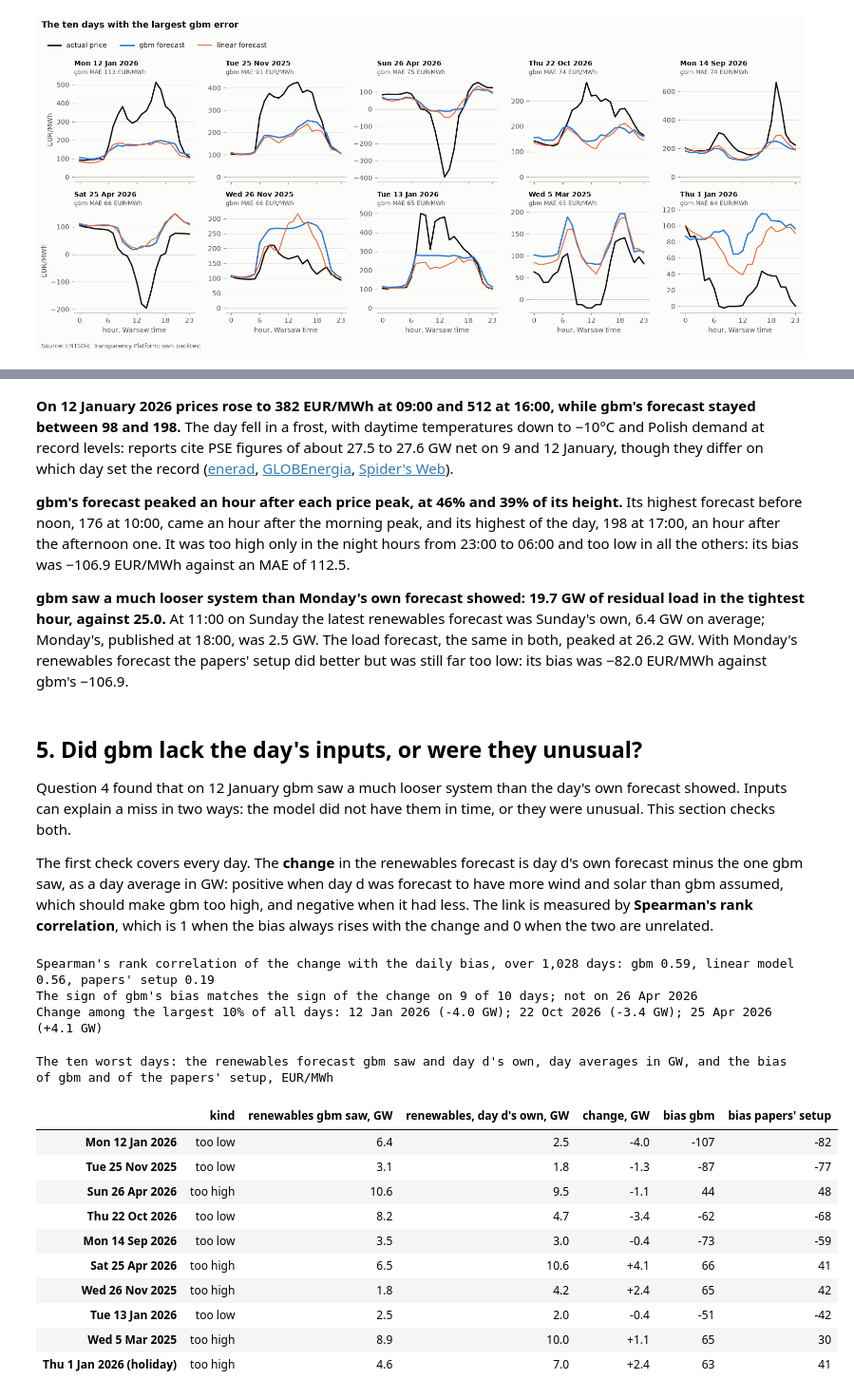
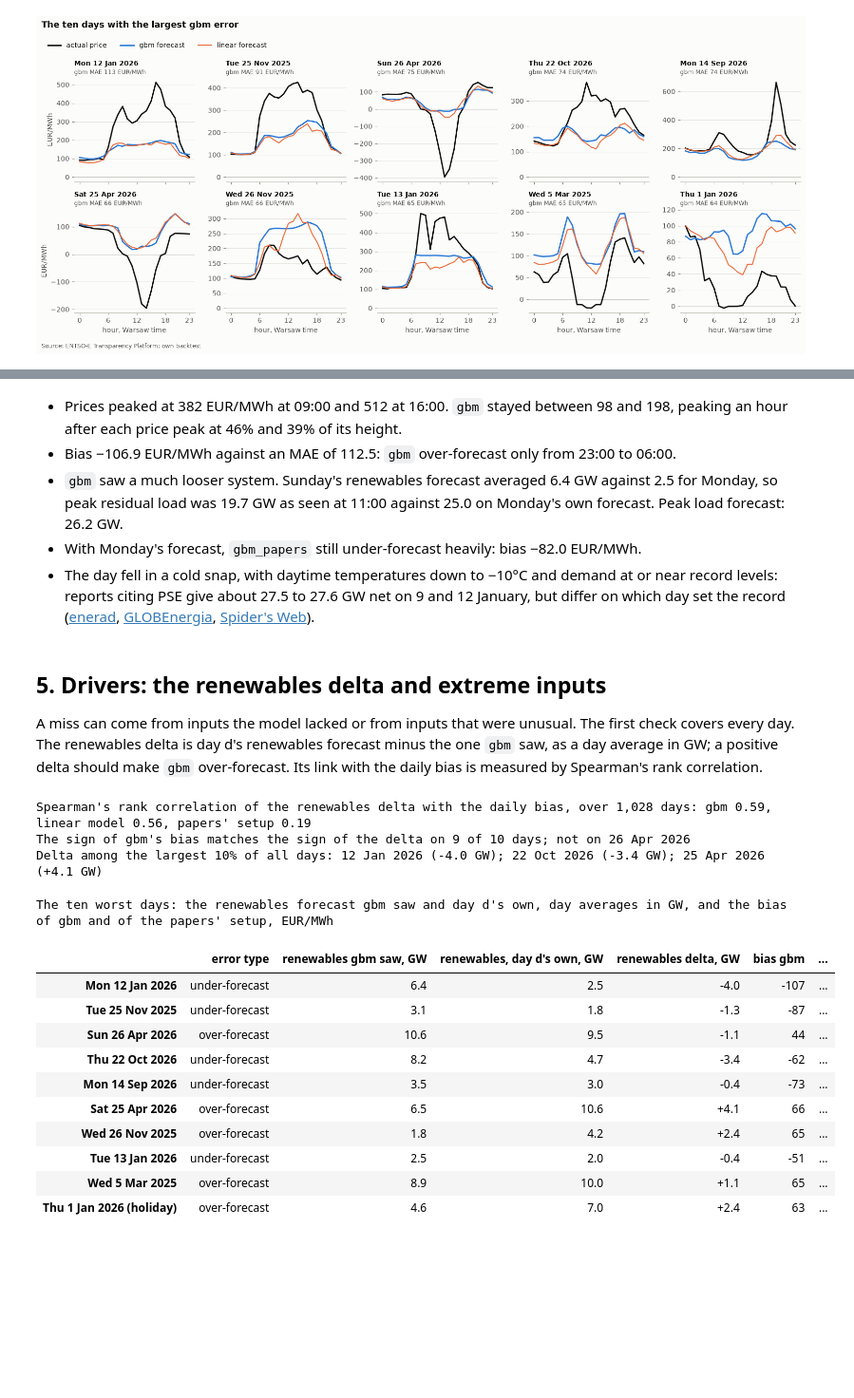
Before and after one commit to Tomek72/pl-dayahead, a Jupyter notebook: notebooks/02_error_analysis.ipynb, the cells around one changed output, grey strips where cells are left out. Shown at 95% size. Cells and saved outputs as stored; diff of their text form; code cells hidden in the pictures; blank space fills up the shorter version.

```diff
--- a/notebooks/02_post_mortem.ipynb
+++ b/notebooks/02_error_analysis.ipynb
@@ -485,64 +465,62 @@ Tightest hour of residual load: 19.7 GW at 16:00 as gbm saw it, 25.0 GW at 16:00
 Papers' setup: bias -82.0, MAE 89.3 EUR/MWh
 # %% [markdown]
-**On 12 January 2026 prices rose to 382 EUR/MWh at 09:00 and 512 at 16:00, while gbm's forecast stayed between 98 and 198.** The day fell in a frost, with daytime temperatures down to −10°C and Polish demand at record levels: reports cite PSE figures of about 27.5 to 27.6 GW net on 9 and 12 January, though they differ on which day set the record ([enerad](https://enerad.pl/rekordowe-zapotrzebowanie-na-moc-w-kse-276-gw-netto-w-styczniu-2026/), [GLOBEnergia](https://globenergia.pl/polska-energetyka-z-nowym-rekordem-zapotrzebowania-na-moc/), [Spider's Web](https://spidersweb.pl/2026/02/energetyczne-rekordy-polski.html)).
-
-**gbm's forecast peaked an hour after each price peak, at 46% and 39% of its height.** Its highest forecast before noon, 176 at 10:00, came an hour after the morning peak, and its highest of the day, 198 at 17:00, an hour after the afternoon one. It was too high only in the night hours from 23:00 to 06:00 and too low in all the others: its bias was −106.9 EUR/MWh against an MAE of 112.5.
-
-**gbm saw a much looser system than Monday's own forecast showed: 19.7 GW of residual load in the tightest hour, against 25.0.** At 11:00 on Sunday the latest renewables forecast was Sunday's own, 6.4 GW on average; Monday's, published at 18:00, was 2.5 GW. The load forecast, the same in both, peaked at 26.2 GW. With Monday's renewables forecast the papers' setup did better but was still far too low: its bias was −82.0 EUR/MWh against gbm's −106.9.
+- Prices peaked at 382 EUR/MWh at 09:00 and 512 at 16:00. `gbm` stayed between 98 and 198, peaking an hour after each price peak at 46% and 39% of its height.
+- Bias −106.9 EUR/MWh against an MAE of 112.5: `gbm` over-forecast only from 23:00 to 06:00.
+- `gbm` saw a much looser system. Sunday's renewables forecast averaged 6.4 GW against 2.5 for Monday, so peak residual load was 19.7 GW as seen at 11:00 against 25.0 on Monday's own forecast. Peak load forecast: 26.2 GW.
+- With Monday's forecast, `gbm_papers` still under-forecast heavily: bias −82.0 EUR/MWh.
+- The day fell in a cold snap, with daytime temperatures down to −10°C and demand at or near record levels: reports citing PSE give about 27.5 to 27.6 GW net on 9 and 12 January, but differ on which day set the record ([enerad](https://enerad.pl/rekordowe-zapotrzebowanie-na-moc-w-kse-276-gw-netto-w-styczniu-2026/), [GLOBEnergia](https://globenergia.pl/polska-energetyka-z-nowym-rekordem-zapotrzebowania-na-moc/), [Spider's Web](https://spidersweb.pl/2026/02/energetyczne-rekordy-polski.html)).
 # %% [markdown]
-## 5. Did gbm lack the day's inputs, or were they unusual?
+## 5. Drivers: the renewables delta and extreme inputs
 
-Question 4 found that on 12 January gbm saw a much looser system than the day's own forecast showed. Inputs can explain a miss in two ways: the model did not have them in time, or they were unusual. This section checks both.
-
-The first check covers every day. The **change** in the renewables forecast is day d's own forecast minus the one gbm saw, as a day average in GW: positive when day d was forecast to have more wind and solar than gbm assumed, which should make gbm too high, and negative when it had less. The link is measured by **Spearman's rank correlation**, which is 1 when the bias always rises with the change and 0 when the two are unrelated.
+A miss can come from inputs the model lacked or from inputs that were unusual. The first check covers every day. The renewables delta is day d's renewables forecast minus the one `gbm` saw, as a day average in GW; a positive delta should make `gbm` over-forecast. Its link with the daily bias is measured by Spearman's rank correlation.
 # %%
 # The renewables forecast gbm saw against day d's own, as day averages in GW, for every day.
-# change: day d's own minus the one gbm saw; positive when day d was forecast to have more wind and solar.
+# delta: day d's renewables forecast minus the one gbm saw; positive when day d was forecast to have more wind and solar.
 renewables_by_day = hours.groupby('day')[['res_fcst_lag_1d', 'res_fcst']].mean() / MW_PER_GW
-renewables_by_day['change'] = renewables_by_day['res_fcst'] - renewables_by_day['res_fcst_lag_1d']
+renewables_by_day['delta'] = renewables_by_day['res_fcst'] - renewables_by_day['res_fcst_lag_1d']
 for model in ['gbm', 'linear', 'gbm_papers']:
     renewables_by_day[f'bias_{model}'] = hours.groupby('day')[f'err_{model}'].mean()
-print(f"Spearman's rank correlation of the change with the daily bias, over {len(renewables_by_day):,} days: " + ', '.join(
-    f"{name} {renewables_by_day['change'].corr(renewables_by_day[f'bias_{model}'], method='spearman'):.2f}"
+print(f"Spearman's rank correlation of the renewables delta with the daily bias, over {len(renewables_by_day):,} days: " + ', '.join(
+    f"{name} {renewables_by_day['delta'].corr(renewables_by_day[f'bias_{model}'], method='spearman'):.2f}"
     for model, name in [('gbm', 'gbm'), ('linear', 'linear model'), ('gbm_papers', "papers' setup")]))
 
-# On the ten worst days: does the sign of gbm's bias match the sign of the change, and how large was the change
+# On the ten worst days: does the sign of gbm's bias match the sign of the delta, and how large was the delta
 # against all days?
 on_worst = renewables_by_day.loc[worst.index]
-sign_matches = np.sign(on_worst['change']) == np.sign(on_worst['bias_gbm'])
-change_percentile = 100 * renewables_by_day['change'].abs().rank(pct=True)  # percentile of the change's size among all days
-print(f"The sign of gbm's bias matches the sign of the change on {sign_matches.sum()} of {len(on_worst)} days; not on "
+sign_matches = np.sign(on_worst['delta']) == np.sign(on_worst['bias_gbm'])
+delta_percentile = 100 * renewables_by_day['delta'].abs().rank(pct=True)  # percentile of the delta's size among all days
+print(f"The sign of gbm's bias matches the sign of the delta on {sign_matches.sum()} of {len(on_worst)} days; not on "
       + ', '.join(day_label(day, weekday=False) for day in on_worst.index[~sign_matches]))
-large_change_days = on_worst.index[change_percentile[on_worst.index] >= 90]
-print('Change among the largest 10% of all days: ' + '; '.join(
-    f"{day_label(day, weekday=False)} ({on_worst.loc[day, 'change']:+.1f} GW)" for day in large_change_days))
+large_delta_days = on_worst.index[delta_percentile[on_worst.index] >= 90]
+print('Delta among the largest 10% of all days: ' + '; '.join(
+    f"{day_label(day, weekday=False)} ({on_worst.loc[day, 'delta']:+.1f} GW)" for day in large_delta_days))
 
 seen_table = pd.DataFrame({
-    'kind': worst['kind'],
+    'error type': worst['error_type'],
     'renewables gbm saw, GW': on_worst['res_fcst_lag_1d'],
     "renewables, day d's own, GW": on_worst['res_fcst'],
-    'change, GW': on_worst['change'],
+    'renewables delta, GW': on_worst['delta'],
     'bias gbm': on_worst['bias_gbm'],
     "bias papers' setup": on_worst['bias_gbm_papers'],
 }).set_axis(day_labels)
 (seen_table.style.format('{:.1f}', subset=['renewables gbm saw, GW', "renewables, day d's own, GW"])
- .format('{:+.1f}', subset=['change, GW']).format(whole, subset=['bias gbm', "bias papers' setup"])
+ .format('{:+.1f}', subset=['renewables delta, GW']).format(whole, subset=['bias gbm', "bias papers' setup"])
  .pipe(captioned, "The ten worst days: the renewables forecast gbm saw and day d's own, day averages in GW, "
               "and the bias of gbm and of the papers' setup, EUR/MWh"))
 # %% [output]
-Spearman's rank correlation of the change with the daily bias, over 1,028 days: gbm 0.59, linear model 0.56, papers' setup 0.19
-The sign of gbm's bias matches the sign of the change on 9 of 10 days; not on 26 Apr 2026
-Change among the largest 10% of all days: 12 Jan 2026 (-4.0 GW); 22 Oct 2026 (-3.4 GW); 25 Apr 2026 (+4.1 GW)
+Spearman's rank correlation of the renewables delta with the daily bias, over 1,028 days: gbm 0.59, linear model 0.56, papers' setup 0.19
+The sign of gbm's bias matches the sign of the delta on 9 of 10 days; not on 26 Apr 2026
+Delta among the largest 10% of all days: 12 Jan 2026 (-4.0 GW); 22 Oct 2026 (-3.4 GW); 25 Apr 2026 (+4.1 GW)
 The ten worst days: the renewables forecast gbm saw and day d's own, day averages in GW, and the bias of gbm and of the papers' setup, EUR/MWh
-|  | kind | renewables gbm saw, GW | renewables, day d's own, GW | change, GW | bias gbm | bias papers' setup |
-| Mon 12 Jan 2026 | too low | 6.4 | 2.5 | -4.0 | -107 | -82 |
-| Tue 25 Nov 2025 | too low | 3.1 | 1.8 | -1.3 | -87 | -77 |
-| Sun 26 Apr 2026 | too high | 10.6 | 9.5 | -1.1 | 44 | 48 |
-| Thu 22 Oct 2026 | too low | 8.2 | 4.7 | -3.4 | -62 | -68 |
-| Mon 14 Sep 2026 | too low | 3.5 | 3.0 | -0.4 | -73 | -59 |
-| Sat 25 Apr 2026 | too high | 6.5 | 10.6 | +4.1 | 66 | 41 |
-| Wed 26 Nov 2025 | too high | 1.8 | 4.2 | +2.4 | 65 | 42 |
-| Tue 13 Jan 2026 | too low | 2.5 | 2.0 | -0.4 | -51 | -42 |
-| Wed 5 Mar 2025 | too high | 8.9 | 10.0 | +1.1 | 65 | 30 |
-| Thu 1 Jan 2026 (holiday) | too high | 4.6 | 7.0 | +2.4 | 63 | 41 |
+|  | error type | renewables gbm saw, GW | renewables, day d's own, GW | renewables delta, GW | bias gbm | ... |
+| Mon 12 Jan 2026 | under-forecast | 6.4 | 2.5 | -4.0 | -107 | ... |
+| Tue 25 Nov 2025 | under-forecast | 3.1 | 1.8 | -1.3 | -87 | ... |
+| Sun 26 Apr 2026 | over-forecast | 10.6 | 9.5 | -1.1 | 44 | ... |
+| Thu 22 Oct 2026 | under-forecast | 8.2 | 4.7 | -3.4 | -62 | ... |
+| Mon 14 Sep 2026 | under-forecast | 3.5 | 3.0 | -0.4 | -73 | ... |
+| Sat 25 Apr 2026 | over-forecast | 6.5 | 10.6 | +4.1 | 66 | ... |
+| Wed 26 Nov 2025 | over-forecast | 1.8 | 4.2 | +2.4 | 65 | ... |
+| Tue 13 Jan 2026 | under-forecast | 2.5 | 2.0 | -0.4 | -51 | ... |
+| Wed 5 Mar 2025 | over-forecast | 8.9 | 10.0 | +1.1 | 65 | ... |
+| Thu 1 Jan 2026 (holiday) | over-forecast | 4.6 | 7.0 | +2.4 | 63 | ... |
 # %% [markdown]
```
Also changed, not shown: parts of 33 cells of this notebook, 5 other files.
